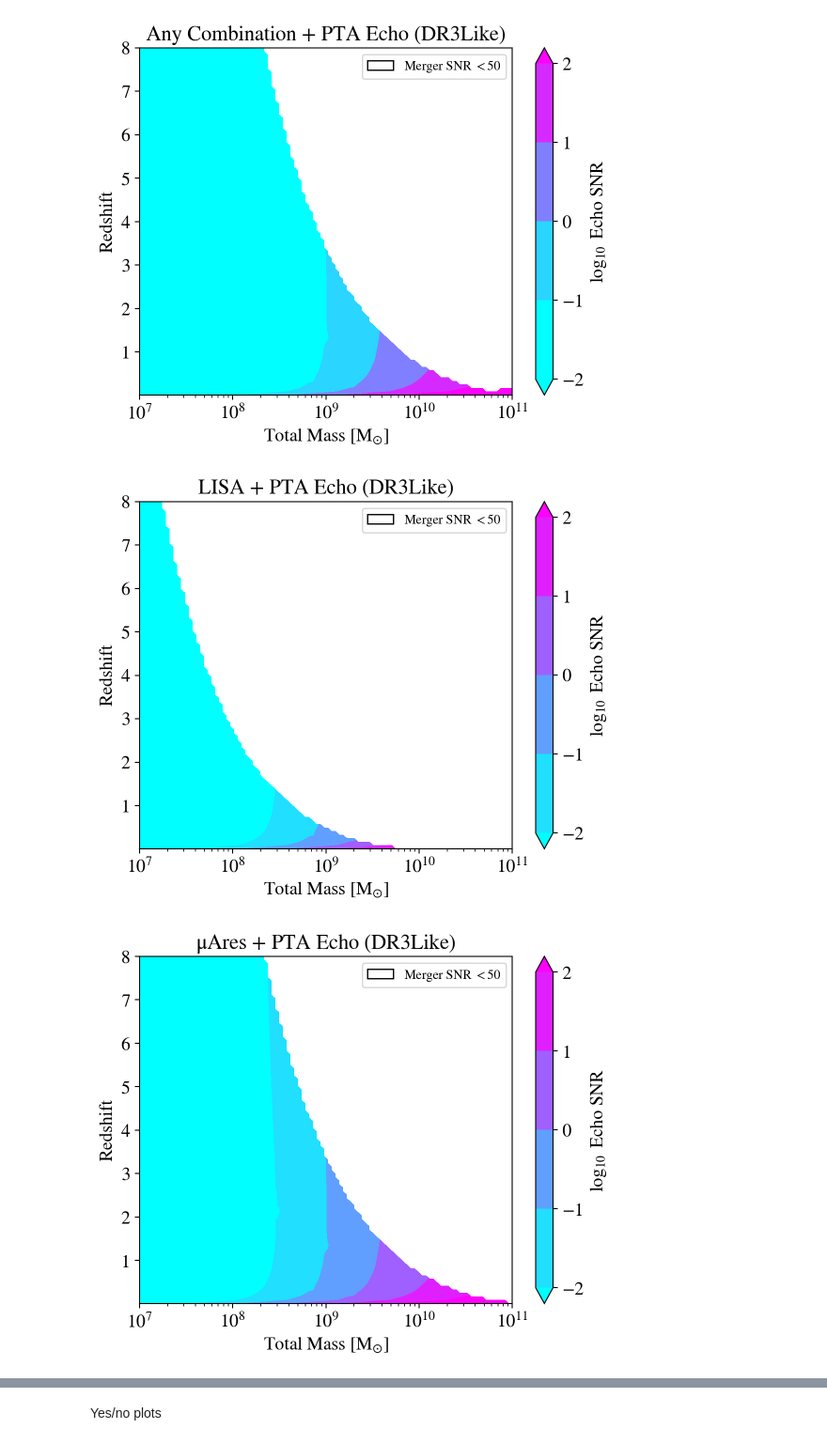
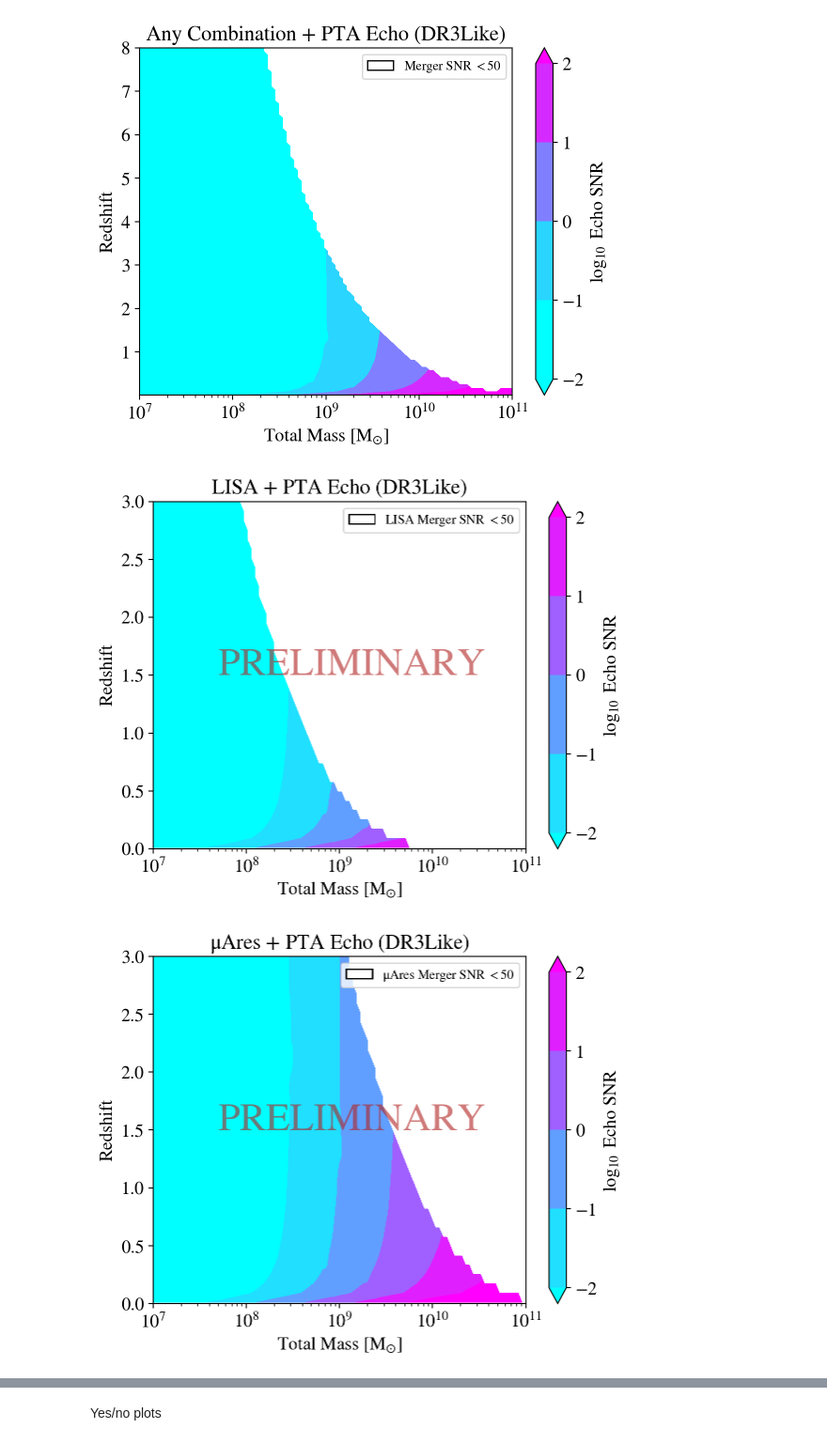
Before and after one commit to criswellalexander/multiband_smbhbs, a Jupyter notebook: test-Mz-grid-v2.ipynb, the cells around one changed output, grey strips where cells are left out. Shown at 94% size. Drawn from its saved outputs; the diff is of its cells as text; code cells hidden in the pictures.

Commit message:
Fixing plotting bug

```diff
--- a/test-Mz-grid-v2.ipynb
+++ b/test-Mz-grid-v2.ipynb
@@ -178,21 +200,23 @@ plt.show()
 [figure]
 # %%
 for i in range(len(names)):
+    name_i = names[i]
+    if names[i]=='muAres':
+        name_i = r'$\mathrm{\mu}$Ares'
     plt.figure()
     plt.xscale('log')
     plt.contourf(Mgrid.T,zgrid.T,single_arrs[i],cmap='cool',levels=[-2,-1,0,1,2],extend='both')
-    legend_elements = [Patch(facecolor='white', edgecolor='k',label='Merger SNR $<{}$'.format(merger_snr_min))]
+    legend_elements = [Patch(facecolor='white', edgecolor='k',label='{} Merger SNR $<{}$'.format(name_i,merger_snr_min))]
     plt.legend(handles=legend_elements, loc='upper right')
     plt.xlabel(r'Total Mass [$\mathrm{M_{\odot}}$]')
     plt.ylabel('Redshift')
+    plt.ylim(0,3)
     plt.colorbar(label=r'$\log_{10}$ Echo SNR')
-    name_i = names[i]
-    if names[i]=='muAres':
-        name_i = r'$\mathrm{\mu}$Ares'
     plt.title("{} + PTA Echo (DR3Like)".format(name_i))
-    plt.savefig('/home/awc/Documents/NANOGrav/multiband_echoes/multiband_smbhbs/figures/parameter_space_snrs/Mz_SNR_{}.png'.format(names[i]),
-                dpi=200)
+    plt.text(5e7,1.5,"PRELIMINARY",fontsize=30,color='firebrick',alpha=0.6)
+    # plt.savefig('/home/awc/Documents/NANOGrav/multiband_echoes/multiband_smbhbs/figures/parameter_space_snrs_lowz_msnr10/Mz_SNR_{}.png'.format(names[i]),
+    #             dpi=200)
     plt.show()
 # %% [output]
-[figure, old version]
+[figure, new version]
-[figure, old version]
+[figure, new version]
```
Also changed, not shown: parts of 5 cells of this notebook, 9 other files.
